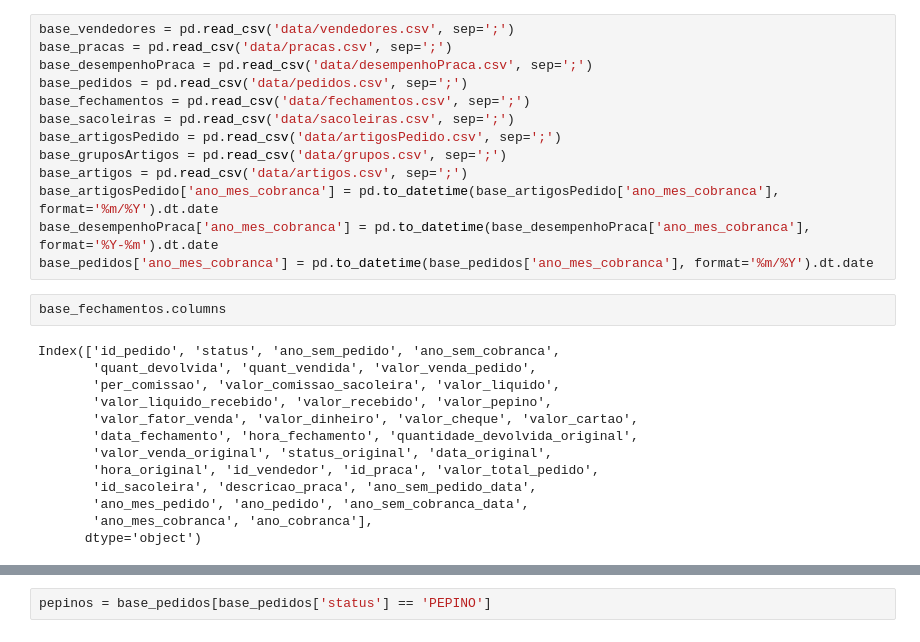
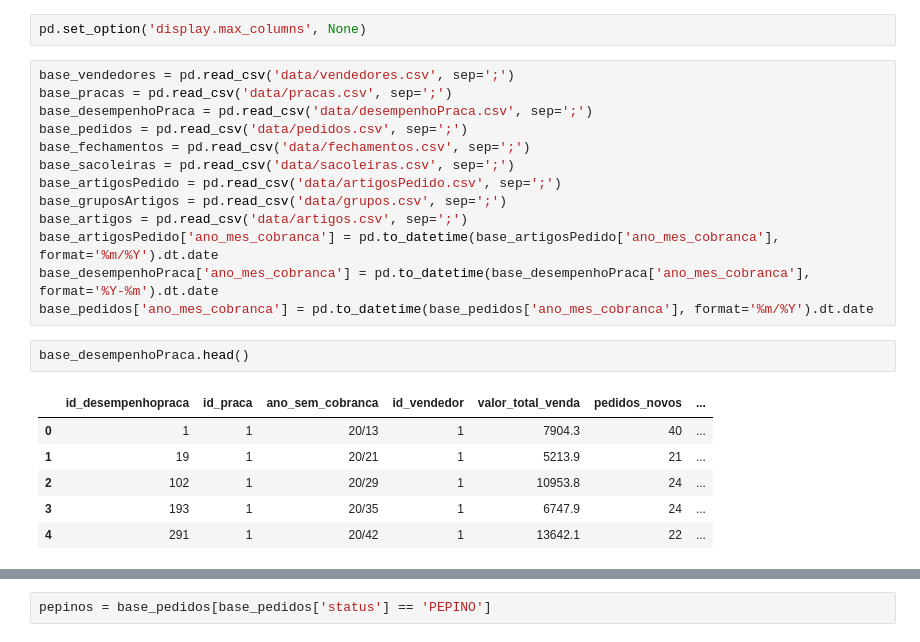
Before and after one commit to felipe-a-p/analyser, a Jupyter notebook: rascunhos.ipynb, the cells around one changed output, grey strips where cells are left out. Drawn from its saved outputs; the diff is of its cells as text.

```diff
--- a/rascunhos.ipynb
+++ b/rascunhos.ipynb
@@ -5,6 +5,8 @@ import seaborn as sns
 from datetime import datetime
 import matplotlib.pyplot as plt
 import numpy as np
+# %%
+pd.set_option('display.max_columns', None)
 # %%
 base_vendedores = pd.read_csv('data/vendedores.csv', sep=';')
 base_pracas = pd.read_csv('data/pracas.csv', sep=';')
@@ -18,21 +20,15 @@ base_artigos = pd.read_csv('data/artigos.csv', sep=';')
 base_artigosPedido['ano_mes_cobranca'] = pd.to_datetime(base_artigosPedido['ano_mes_cobranca'], format='%m/%Y').dt.date
 base_desempenhoPraca['ano_mes_cobranca'] = pd.to_datetime(base_desempenhoPraca['ano_mes_cobranca'], format='%Y-%m').dt.date
 base_pedidos['ano_mes_cobranca'] = pd.to_datetime(base_pedidos['ano_mes_cobranca'], format='%m/%Y').dt.date
-# %%
-base_fechamentos.columns
-# %% [output]
-Index(['id_pedido', 'status', 'ano_sem_pedido', 'ano_sem_cobranca',
-       'quant_devolvida', 'quant_vendida', 'valor_venda_pedido',
-       'per_comissao', 'valor_comissao_sacoleira', 'valor_liquido',
-       'valor_liquido_recebido', 'valor_recebido', 'valor_pepino',
-       'valor_fator_venda', 'valor_dinheiro', 'valor_cheque', 'valor_cartao',
-       'data_fechamento', 'hora_fechamento', 'quantidade_devolvida_original',
-       'valor_venda_original', 'status_original', 'data_original',
-       'hora_original', 'id_vendedor', 'id_praca', 'valor_total_pedido',
-       'id_sacoleira', 'descricao_praca', 'ano_sem_pedido_data',
-       'ano_mes_pedido', 'ano_pedido', 'ano_sem_cobranca_data',
-       'ano_mes_cobranca', 'ano_cobranca'],
-      dtype='object')
+# %%
+base_desempenhoPraca.head()
+# %% [output]
+|  | id_desempenhopraca | id_praca | ano_sem_cobranca | id_vendedor | valor_total_venda | pedidos_novos | ... |
+| 0 | 1 | 1 | 20/13 | 1 | 7904.3 | 40 | ... |
+| 1 | 19 | 1 | 20/21 | 1 | 5213.9 | 21 | ... |
+| 2 | 102 | 1 | 20/29 | 1 | 10953.8 | 24 | ... |
+| 3 | 193 | 1 | 20/35 | 1 | 6747.9 | 24 | ... |
+| 4 | 291 | 1 | 20/42 | 1 | 13642.1 | 22 | ... |
 # %%
 base_pedidos.status.unique()
 # %% [output]
```
Also changed, not shown: parts of 1 cell of this notebook, 5 other files.
